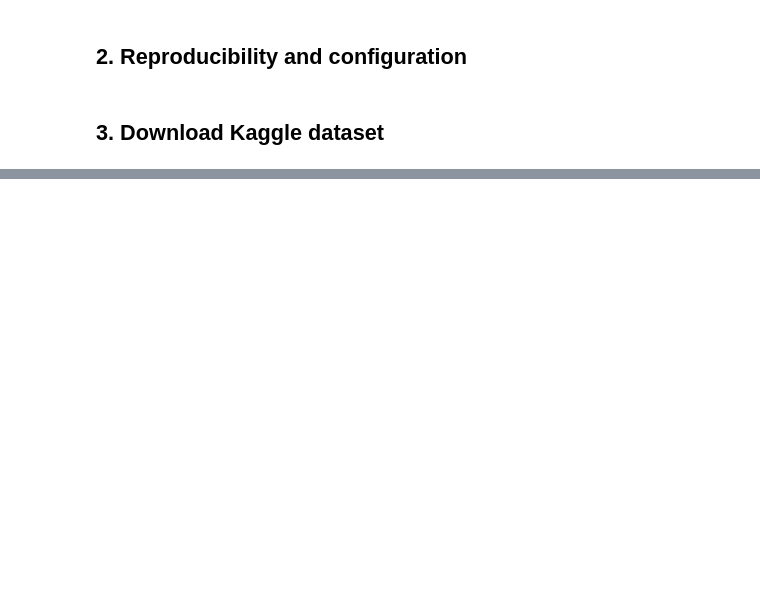
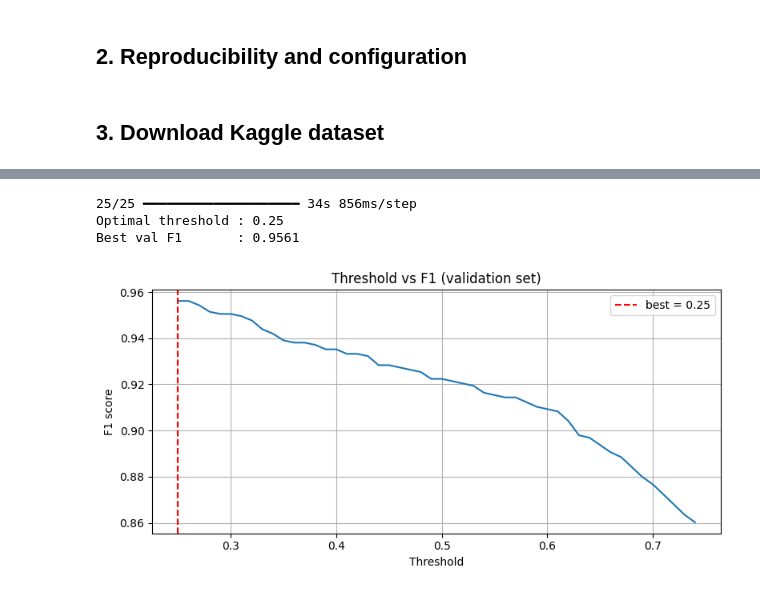
Before and after one commit to issamsensi/Pneumonie-Detector, a Jupyter notebook: model/pneumonia_model.ipynb, the cells around one changed output, grey strips where cells are left out. Saved outputs shown, nothing was run; the diff lists cells and outputs as text; code cells hidden in the pictures; blank space fills up the shorter version.

```diff
--- a/model/pneumonia_model.ipynb
+++ b/model/pneumonia_model.ipynb
@@ -581,0 +447,30 @@ Downloading: class_indices.json
+# %%
+y_val_true = val_generator.classes
+y_val_prob = model.predict(val_generator, verbose=1).ravel()
+
+thresholds = np.arange(0.25, 0.75, 0.01)
+f1_scores  = [
+    f1_score(y_val_true, (y_val_prob >= t).astype(int))
+    for t in thresholds
+]
+
+best_thresh = float(thresholds[np.argmax(f1_scores)])
+print(f'Optimal threshold : {best_thresh:.2f}')
+print(f'Best val F1       : {max(f1_scores):.4f}')
+
+plt.figure(figsize=(8, 4))
+plt.plot(thresholds, f1_scores)
+plt.axvline(x=best_thresh, color='red', linestyle='--',
+            label=f'best = {best_thresh:.2f}')
+plt.xlabel('Threshold')
+plt.ylabel('F1 score')
+plt.title('Threshold vs F1 (validation set)')
+plt.legend()
+plt.grid(True)
+plt.tight_layout()
+plt.show()
+# %% [output]
+25/25 ━━━━━━━━━━━━━━━━━━━━ 34s 856ms/step
+Optimal threshold : 0.25
+Best val F1       : 0.9561
+[figure, added]
```
Also changed, not shown: parts of 59 cells of this notebook, 8 other files.
